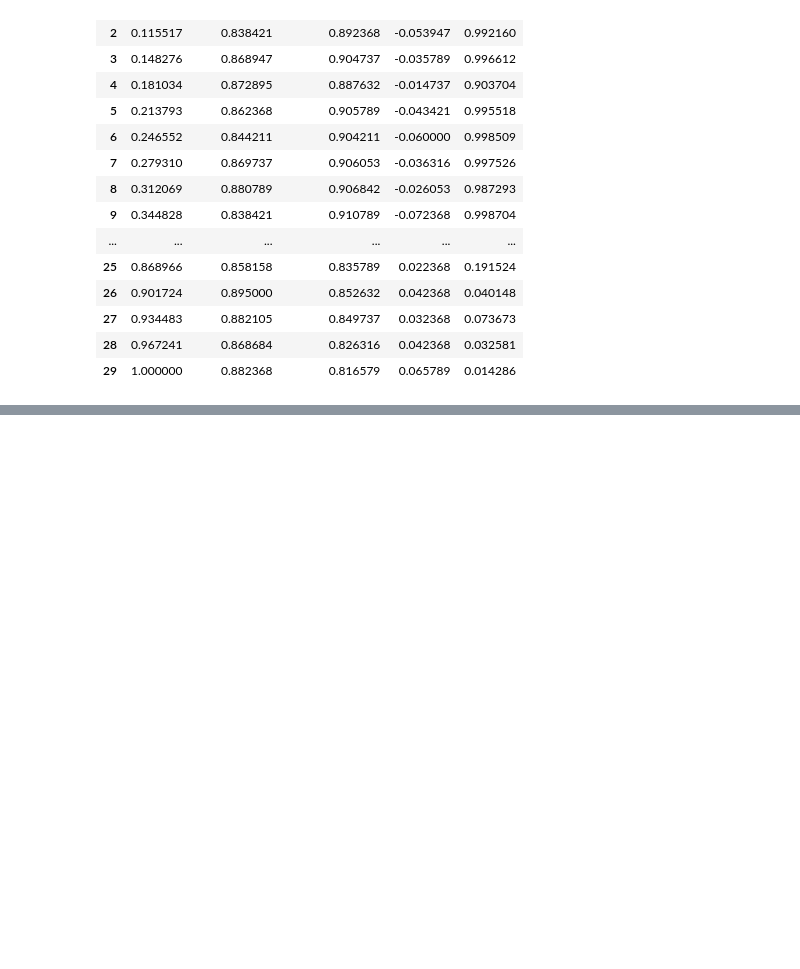
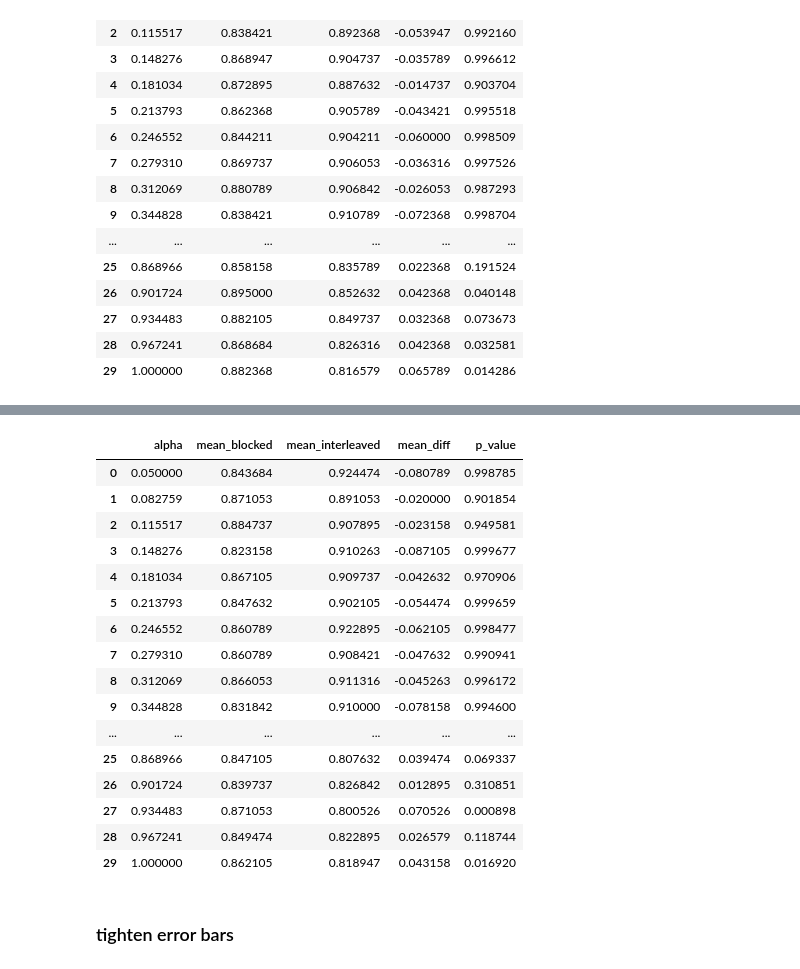
Before and after one commit to CalculatorAddict/ISC-ablations, a Jupyter notebook: hebbian_learning.ipynb, the cells around one changed output, grey strips where cells are left out. Saved outputs shown, nothing was run; the diff lists cells and outputs as text; code cells hidden in the pictures; blank space fills up the shorter version.

```diff
--- a/hebbian_learning.ipynb
+++ b/hebbian_learning.ipynb
@@ -440,0 +518,48 @@ display(alpha_val_acc_tests)
+# %%
+from scipy.stats import ttest_ind
+
+# Stats only: use validation accuracy exactly as stored in data/hebbian_alpha_new_setup.csv.
+# The MAE hypothesis blocked > interleaved maps to validation accuracy blocked < interleaved.
+error_data = pd.read_csv('data/hebbian_alpha_new_setup.csv')
+
+seed_acc = (
+    error_data.groupby(['alpha', 'condition', 'model'], as_index=False)['acc']
+    .mean()
+)
+
+stat_rows = []
+for alpha, alpha_data in seed_acc.groupby('alpha', sort=True):
+    blocked = alpha_data[alpha_data['condition'] == 'blocked']['acc'].to_numpy()
+    interleaved = alpha_data[alpha_data['condition'] == 'interleaved']['acc'].to_numpy()
+    result = ttest_ind(blocked, interleaved, equal_var=False, alternative='greater')
+    stat_rows.append({
+        'alpha': alpha,
+        'mean_blocked': blocked.mean(),
+        'mean_interleaved': interleaved.mean(),
+        'mean_diff': blocked.mean() - interleaved.mean(),
+        'p_value': result.pvalue,
+    })
+
+alpha_val_acc_tests = pd.DataFrame(stat_rows)
+alpha_val_acc_tests.to_csv('data/hebbian_alpha_new_setup_val_acc_tests.csv', index=False)
+display(alpha_val_acc_tests)
+# %% [output]
+|  | alpha | mean_blocked | mean_interleaved | mean_diff | p_value |
+| 0 | 0.050000 | 0.843684 | 0.924474 | -0.080789 | 0.998785 |
+| 1 | 0.082759 | 0.871053 | 0.891053 | -0.020000 | 0.901854 |
+| 2 | 0.115517 | 0.884737 | 0.907895 | -0.023158 | 0.949581 |
+| 3 | 0.148276 | 0.823158 | 0.910263 | -0.087105 | 0.999677 |
+| 4 | 0.181034 | 0.867105 | 0.909737 | -0.042632 | 0.970906 |
+| 5 | 0.213793 | 0.847632 | 0.902105 | -0.054474 | 0.999659 |
+| 6 | 0.246552 | 0.860789 | 0.922895 | -0.062105 | 0.998477 |
+| 7 | 0.279310 | 0.860789 | 0.908421 | -0.047632 | 0.990941 |
+| 8 | 0.312069 | 0.866053 | 0.911316 | -0.045263 | 0.996172 |
+| 9 | 0.344828 | 0.831842 | 0.910000 | -0.078158 | 0.994600 |
+| ... | ... | ... | ... | ... | ... |
+| 25 | 0.868966 | 0.847105 | 0.807632 | 0.039474 | 0.069337 |
+| 26 | 0.901724 | 0.839737 | 0.826842 | 0.012895 | 0.310851 |
+| 27 | 0.934483 | 0.871053 | 0.800526 | 0.070526 | 0.000898 |
+| 28 | 0.967241 | 0.849474 | 0.822895 | 0.026579 | 0.118744 |
+| 29 | 1.000000 | 0.862105 | 0.818947 | 0.043158 | 0.016920 |
+# %% [markdown]
+### tighten error bars
```
Also changed, not shown: parts of 9 cells of this notebook, 58 other files.
